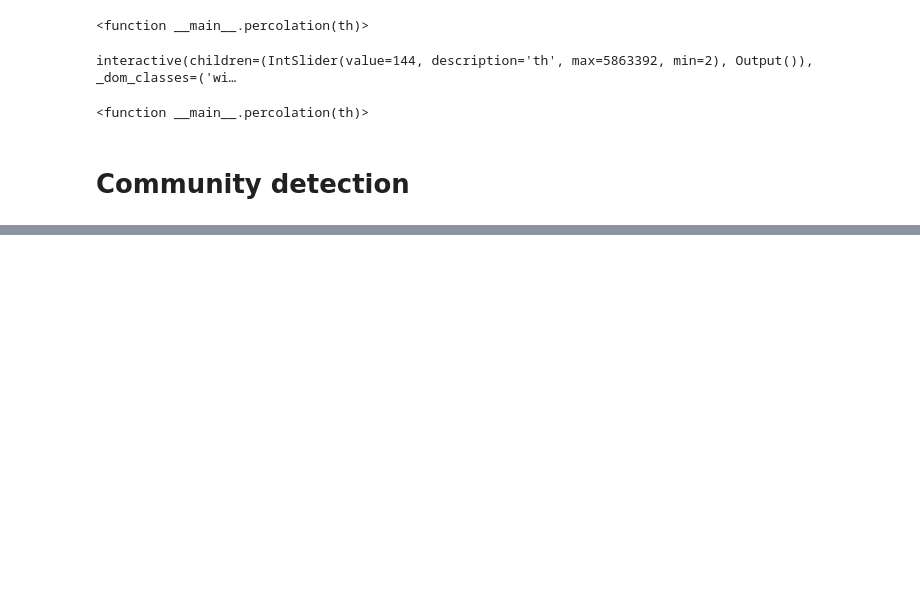
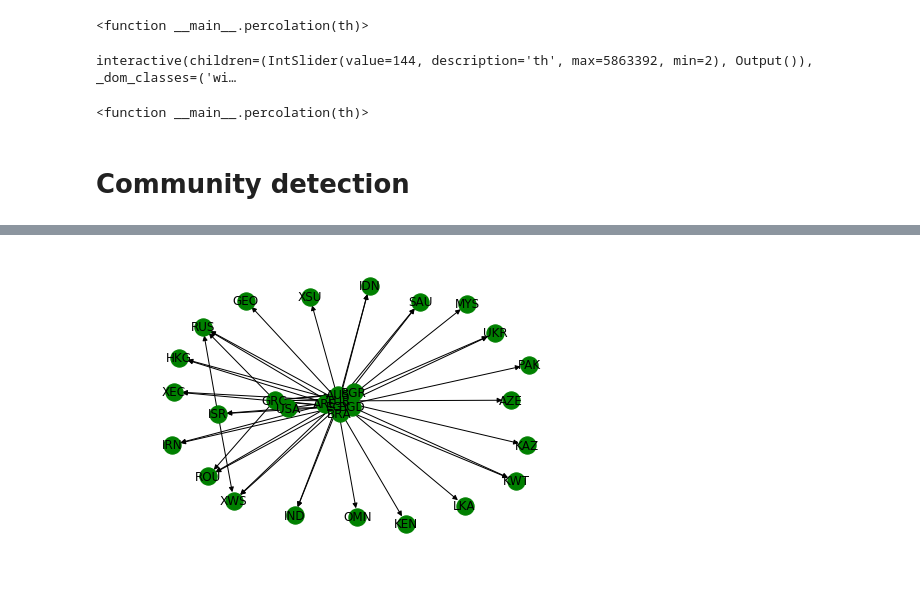
Before and after one commit to federiconutarelli/mena, a Jupyter notebook: LAVORO_MENA_DEFINITIVO.ipynb, the cells around one changed output, grey strips where cells are left out. Drawn from its saved outputs; the diff is of its cells as text; code cells hidden in the pictures; blank space fills up the shorter version.

```diff
--- a/LAVORO_MENA_DEFINITIVO.ipynb
+++ b/LAVORO_MENA_DEFINITIVO.ipynb
@@ -676,0 +725,27 @@ plt.show()
+# %%
+#SECOND SUBGRAPH: SECOND COMMUNITY
+
+Second_community_graph=nx.DiGraph()
+for i in comm[1]:
+    for j in range(30):
+        Second_community_graph.add_edge(i,comm[1][j])
+edges_second =[ii for ii in list(Second_community_graph.edges.data('weight'))]
+
+
+edges_second_edges_only = []
+for i in range(900):
+    b=edges_second[i][:2]
+    edges_second_edges_only.append(b)
+
+
+Second_community = nx.DiGraph()
+elementi_comuni_second = common_elements(edges_second_edges_only,edges_perc_edges_only)
+for j in range(54):
+    nodo_1=elementi_comuni_second[j][0]
+    nodo_2=elementi_comuni_second[j][1]
+    Second_community.add_edge(nodo_1,nodo_2)
+
+pos = nx.random_layout(Second_community)
+nx.draw(Second_community, node_size=300, with_labels=True, node_color='green')
+# %% [output]
+[figure, added]
```
Also changed, not shown: parts of 14 cells of this notebook.
